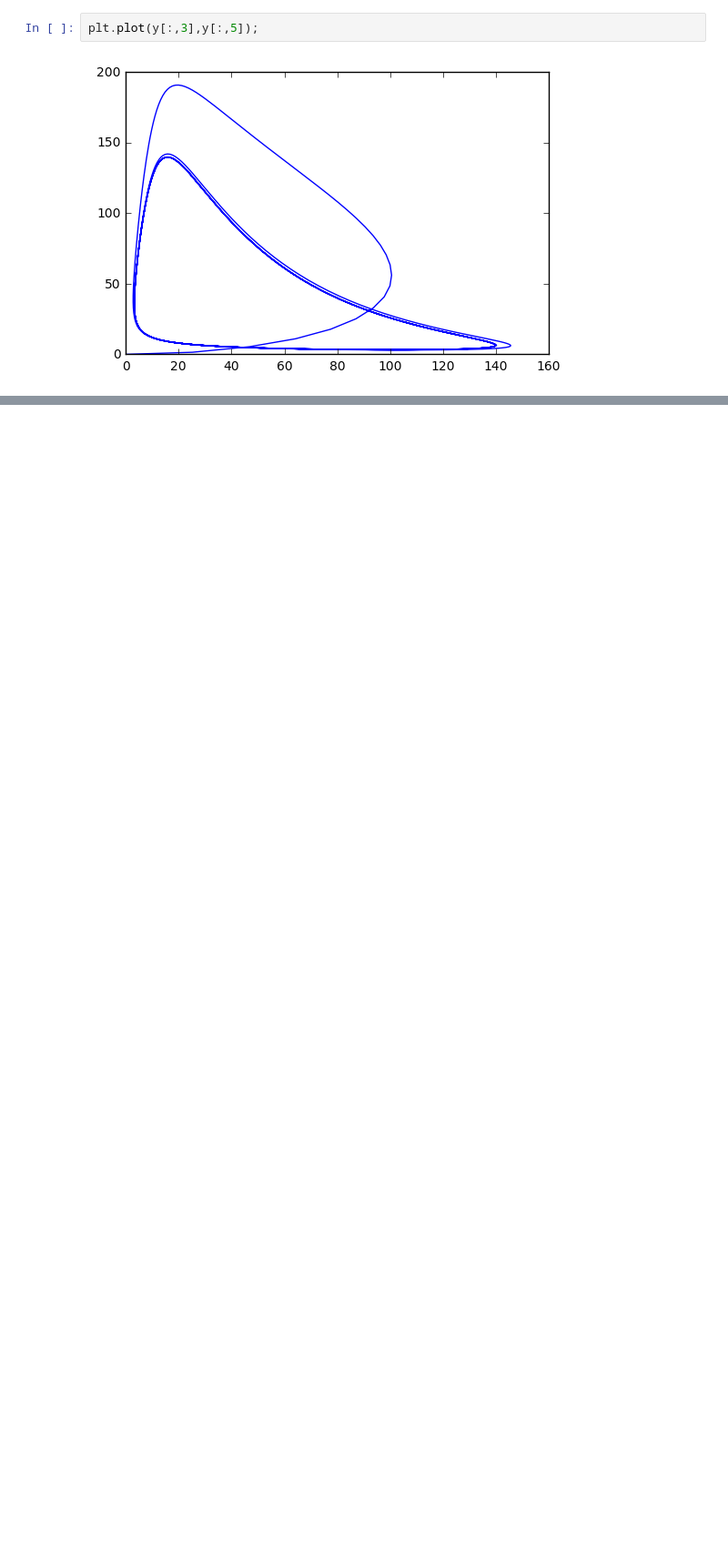
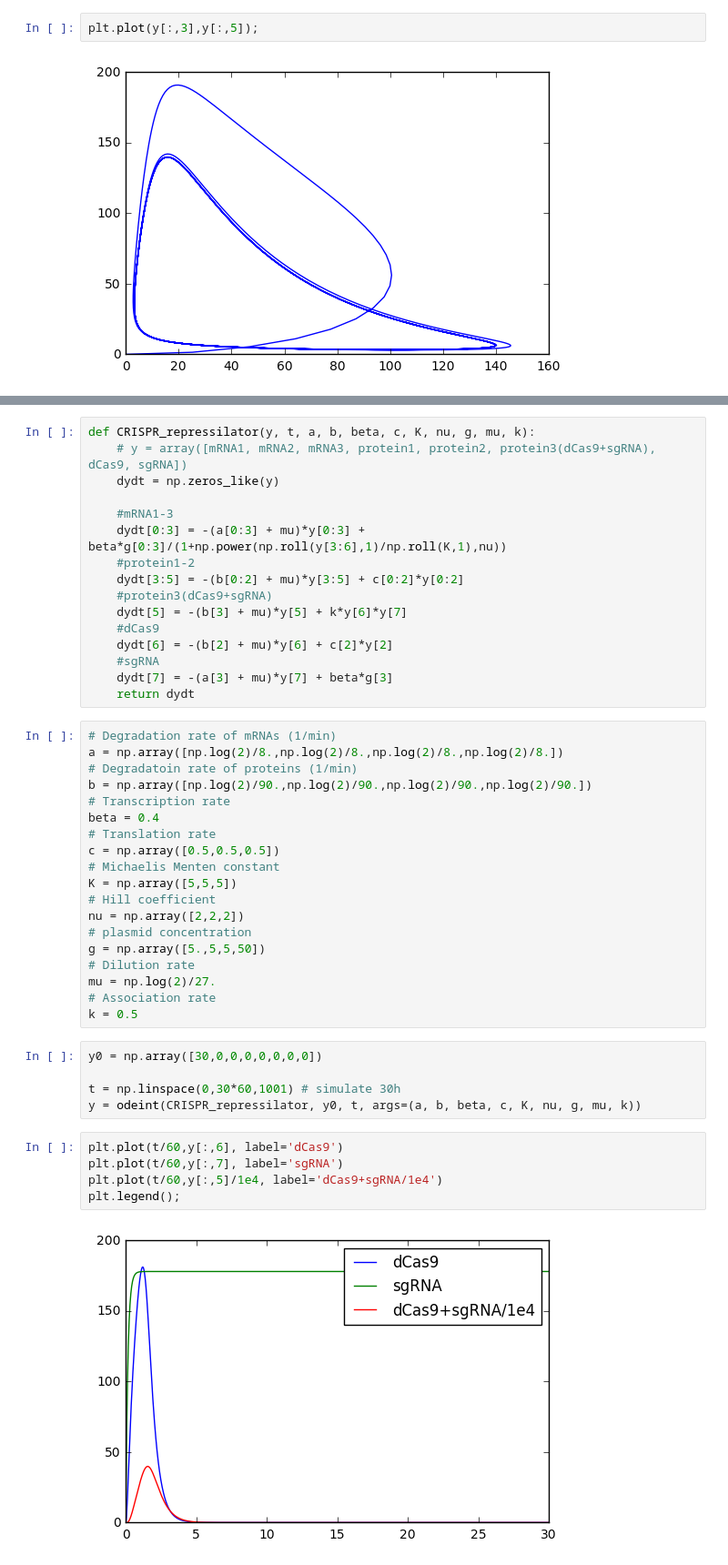
Before and after one commit to joagutierrez/CRISPR_OSCILLATOR, a Jupyter notebook: Maerkl-Repressilator.ipynb, the cells around one changed output, grey strips where cells are left out. Shown at 91% size. Cells and saved outputs as stored; diff of their text form; blank space fills up the shorter version.

Commit message:
added first try for CRISPR-repressilator with sgRNA on different higher copy number plasmid, not repressed. Does not yield oscillations with current parameters.

```diff
--- a/Maerkl-Repressilator.ipynb
+++ b/Maerkl-Repressilator.ipynb
@@ -88,0 +112,47 @@ plt.plot(y[:,3],y[:,5]);
+# %%
+def CRISPR_repressilator(y, t, a, b, beta, c, K, nu, g, mu, k):
+    # y = array([mRNA1, mRNA2, mRNA3, protein1, protein2, protein3(dCas9+sgRNA), dCas9, sgRNA])
+    dydt = np.zeros_like(y)
+
+    #mRNA1-3
+    dydt[0:3] = -(a[0:3] + mu)*y[0:3] + beta*g[0:3]/(1+np.power(np.roll(y[3:6],1)/np.roll(K,1),nu))
+    #protein1-2
+    dydt[3:5] = -(b[0:2] + mu)*y[3:5] + c[0:2]*y[0:2]
+    #protein3(dCas9+sgRNA)
+    dydt[5] = -(b[3] + mu)*y[5] + k*y[6]*y[7]
+    #dCas9
+    dydt[6] = -(b[2] + mu)*y[6] + c[2]*y[2]
+    #sgRNA
+    dydt[7] = -(a[3] + mu)*y[7] + beta*g[3]
+    return dydt
+# %%
+# Degradation rate of mRNAs (1/min)
+a = np.array([np.log(2)/8.,np.log(2)/8.,np.log(2)/8.,np.log(2)/8.])
+# Degradatoin rate of proteins (1/min)
+b = np.array([np.log(2)/90.,np.log(2)/90.,np.log(2)/90.,np.log(2)/90.])
+# Transcription rate
+beta = 0.4
+# Translation rate
+c = np.array([0.5,0.5,0.5])
+# Michaelis Menten constant
+K = np.array([5,5,5])
+# Hill coefficient
+nu = np.array([2,2,2])
+# plasmid concentration
+g = np.array([5.,5,5,50])
+# Dilution rate
+mu = np.log(2)/27.
+# Association rate
+k = 0.5
+# %%
+y0 = np.array([30,0,0,0,0,0,0,0])
+
+t = np.linspace(0,30*60,1001) # simulate 30h
+y = odeint(CRISPR_repressilator, y0, t, args=(a, b, beta, c, K, nu, g, mu, k))
+# %%
+plt.plot(t/60,y[:,6], label='dCas9')
+plt.plot(t/60,y[:,7], label='sgRNA')
+plt.plot(t/60,y[:,5]/1e4, label='dCas9+sgRNA/1e4')
+plt.legend();
+# %% [output]
+[figure, added]
```
Also changed, not shown: parts of 2 cells of this notebook.
